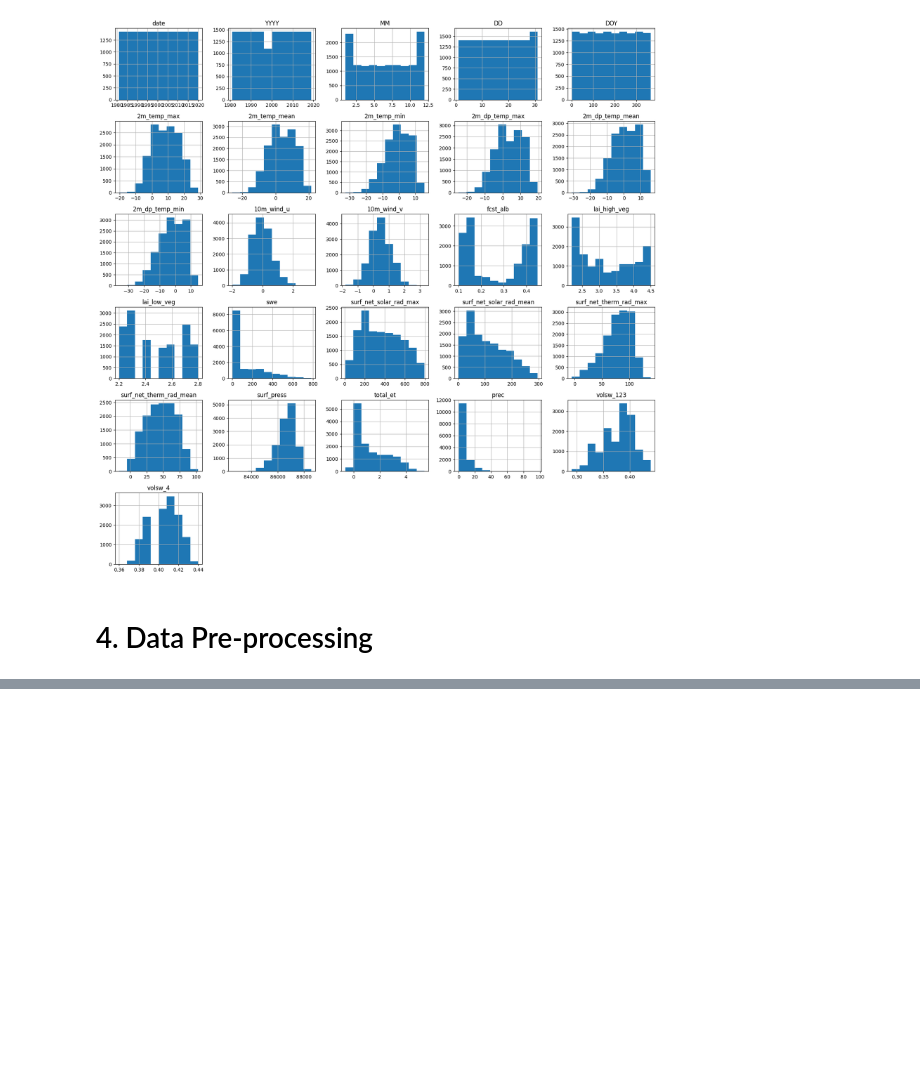
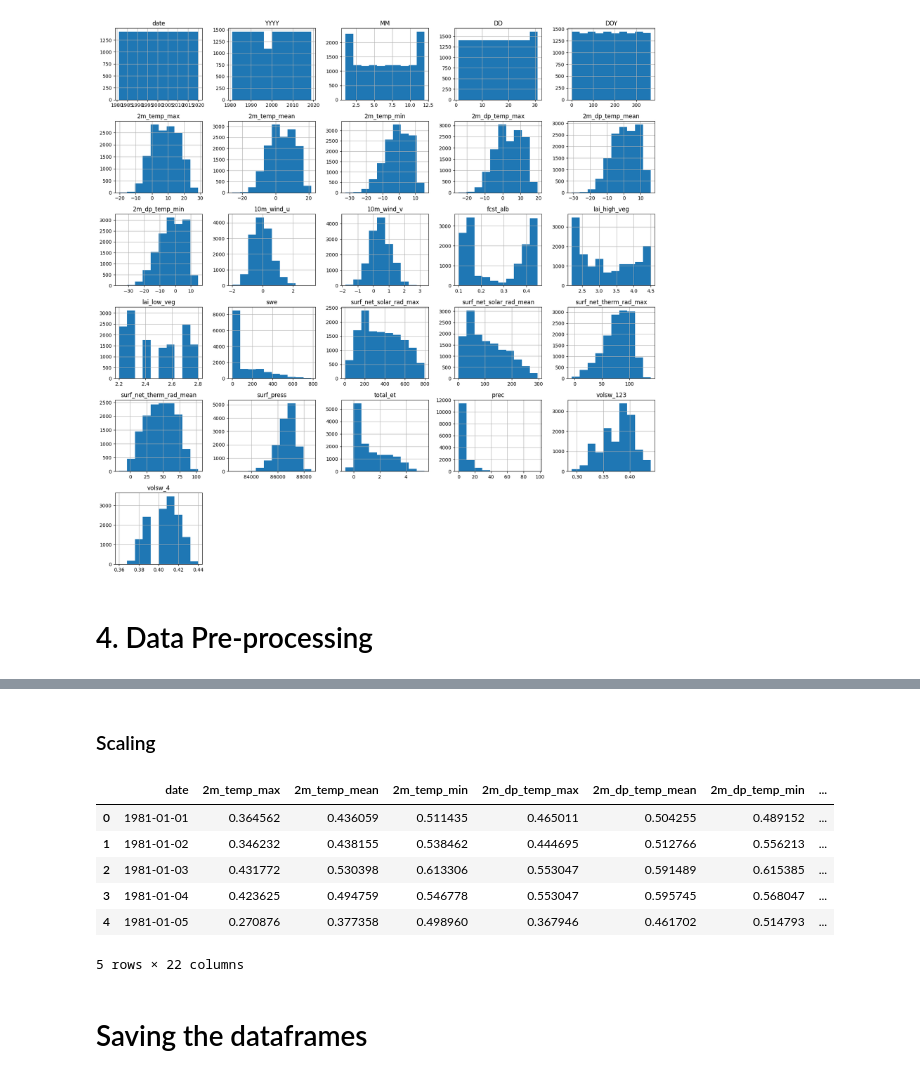
Before and after one commit to Emoill/Climate_Change_with_AI-ML, a Jupyter notebook: EX2/Preprocessing.ipynb, the cells around one changed output, grey strips where cells are left out. Saved outputs shown, nothing was run; the diff lists cells and outputs as text; code cells hidden in the pictures; blank space fills up the shorter version.

Commit message:
update preprocessing file

```diff
--- a/EX2/Preprocessing.ipynb
+++ b/EX2/Preprocessing.ipynb
@@ -138,0 +161,28 @@ array([[<Axes: title={'center': 'date'}>,
+# %% [markdown]
+### Scaling
+# %%
+from sklearn.preprocessing import MinMaxScaler
+
+date_column = gaugeseries['date']
+data_to_scale = gaugeseries.drop(columns=['date'])
+
+scaler = MinMaxScaler()
+scaled_data = scaler.fit_transform(data_to_scale)
+
+scaled_df = pd.DataFrame(scaled_data, columns=data_to_scale.columns)
+
+scaled_df['date'] = date_column
+
+scaled_df = scaled_df[['date'] + [col for col in scaled_df.columns if col != 'date']] # moving it at first place
+
+scaled_df.head()
+# %% [output]
+|  | date | 2m_temp_max | 2m_temp_mean | 2m_temp_min | 2m_dp_temp_max | 2m_dp_temp_mean | 2m_dp_temp_min | ... |
+| 0 | 1981-01-01 | 0.364562 | 0.436059 | 0.511435 | 0.465011 | 0.504255 | 0.489152 | ... |
+| 1 | 1981-01-02 | 0.346232 | 0.438155 | 0.538462 | 0.444695 | 0.512766 | 0.556213 | ... |
+| 2 | 1981-01-03 | 0.431772 | 0.530398 | 0.613306 | 0.553047 | 0.591489 | 0.615385 | ... |
+| 3 | 1981-01-04 | 0.423625 | 0.494759 | 0.546778 | 0.553047 | 0.595745 | 0.568047 | ... |
+| 4 | 1981-01-05 | 0.270876 | 0.377358 | 0.498960 | 0.367946 | 0.461702 | 0.514793 | ... |
+5 rows × 22 columns
+# %% [markdown]
+# Saving the dataframes
```
Also changed, not shown: parts of 5 cells of this notebook.
